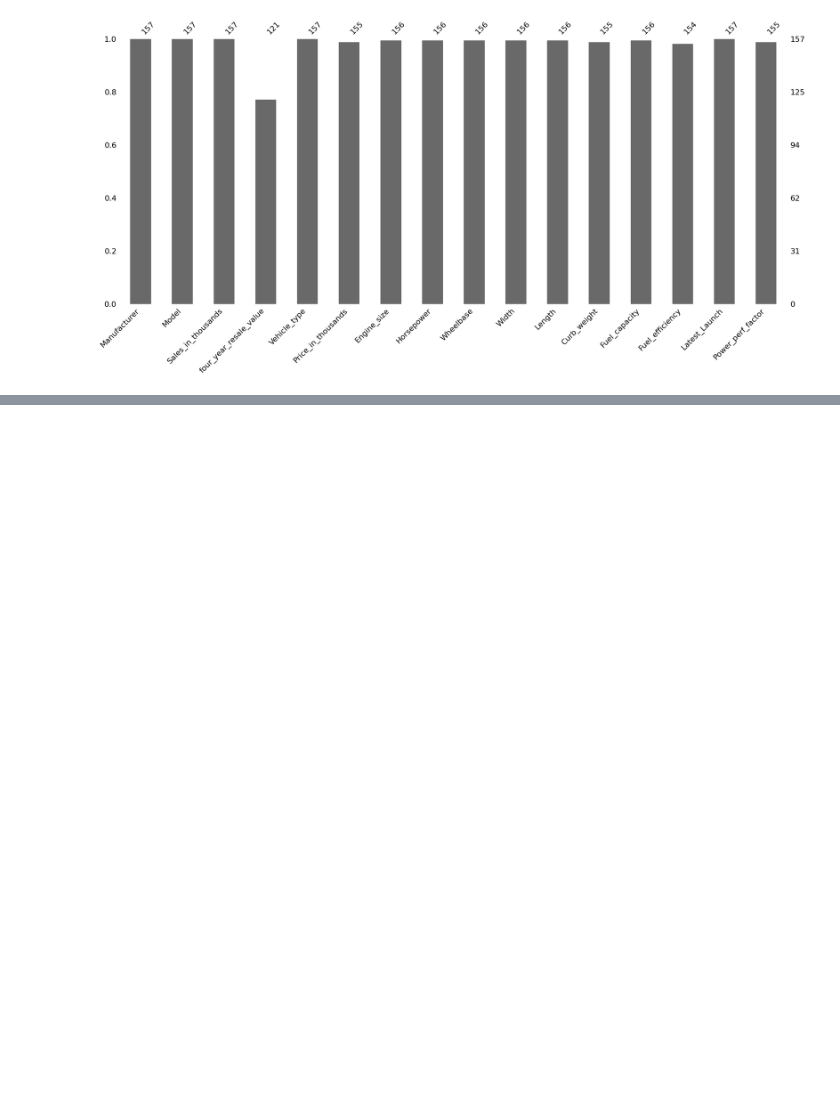
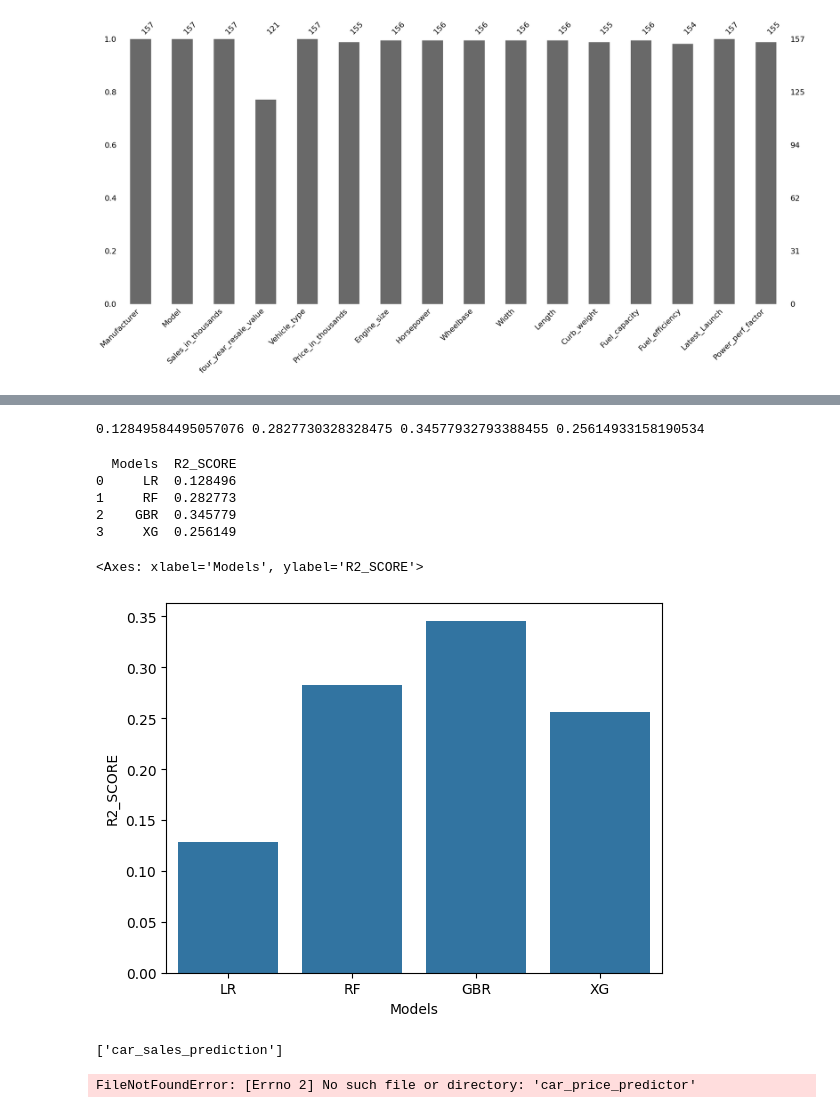
Before and after one commit to asaadz1/CarSalesPrediction, a Jupyter notebook: CarSales.ipynb, the cells around one changed output, grey strips where cells are left out. Drawn from its saved outputs; the diff is of its cells as text; code cells hidden in the pictures; blank space fills up the shorter version.

```diff
--- a/CarSales.ipynb
+++ b/CarSales.ipynb
@@ -137,0 +164,16 @@ dtype: int64
+# %%
+#Use the train test split class to split data into train and test sets
+X_train, X_test, y_train, y_test = train_test_split(X,y,test_size=0.20,random_state=42)
+
+#Training The Model
+lr = LinearRegression()
+lr.fit(X_train,y_train)
+
+rf = RandomForestRegressor()
+rf.fit(X_train,y_train)
+
+xgb = GradientBoostingRegressor()
+xgb.fit(X_train,y_train)
+
+xg = XGBRegressor()
+xg.fit(X_train,y_train)
@@ -137,0 +192,63 @@ dtype: int64
+# %%
+#Prediction on Test Data
+
+y_pred1 = lr.predict(X_test)
+y_pred2 = rf.predict(X_test)
+y_pred3 = xgb.predict(X_test)
+y_pred4 = xg.predict(X_test)
+# %%
+#Evaluating Algorithm
+from sklearn import metrics
+
+score1 = metrics.r2_score(y_test,y_pred1)
+score2 = metrics.r2_score(y_test,y_pred2)
+score3 = metrics.r2_score(y_test,y_pred3)
+score4 = metrics.r2_score(y_test,y_pred4)
+
+print(score1,score2,score3,score4)
+# %% [output]
+0.12849584495057076 0.2827730328328475 0.34577932793388455 0.25614933158190534
+# %%
+#Final Data
+#Best possible score is 1.0 and it can be negative (because the model can be arbitrarily worse).
+# In the general case when the true y is non-constant, a constant model that always predicts the average y disregarding
+# the input features would get a score of 0.0.
+
+final_data = pd.DataFrame({'Models':['LR','RF','GBR','XG'],
+             "R2_SCORE":[score1,score2,score3,score4]})
+
+print(final_data)
+# %% [output]
+  Models  R2_SCORE
+0     LR  0.128496
+1     RF  0.282773
+2    GBR  0.345779
+3     XG  0.256149
+# %%
+sns.barplot(x = final_data['Models'], y = final_data['R2_SCORE'])
+# %% [output]
+<Axes: xlabel='Models', ylabel='R2_SCORE'>
+[figure, added]
+# %%
+#save model
+
+gb = GradientBoostingRegressor()
+gb_final = gb.fit(X, y)
+
+import joblib
+
+joblib.dump(gb_final,'car_sales_prediction')
+# %% [output]
+['car_sales_prediction']
+# %%
+#Prediction on New Data
+model = joblib.load('car_price_predictor')
+
+data_new = pd.DataFrame({
+    'Sales_in_thousands':16,
+    'Price_in_thousands':27
+},index=[0])
+
+model.predict(data_new)
+# %% [output]
+FileNotFoundError: [Errno 2] No such file or directory: 'car_price_predictor'
```
Also changed, not shown: parts of 7 cells of this notebook.
